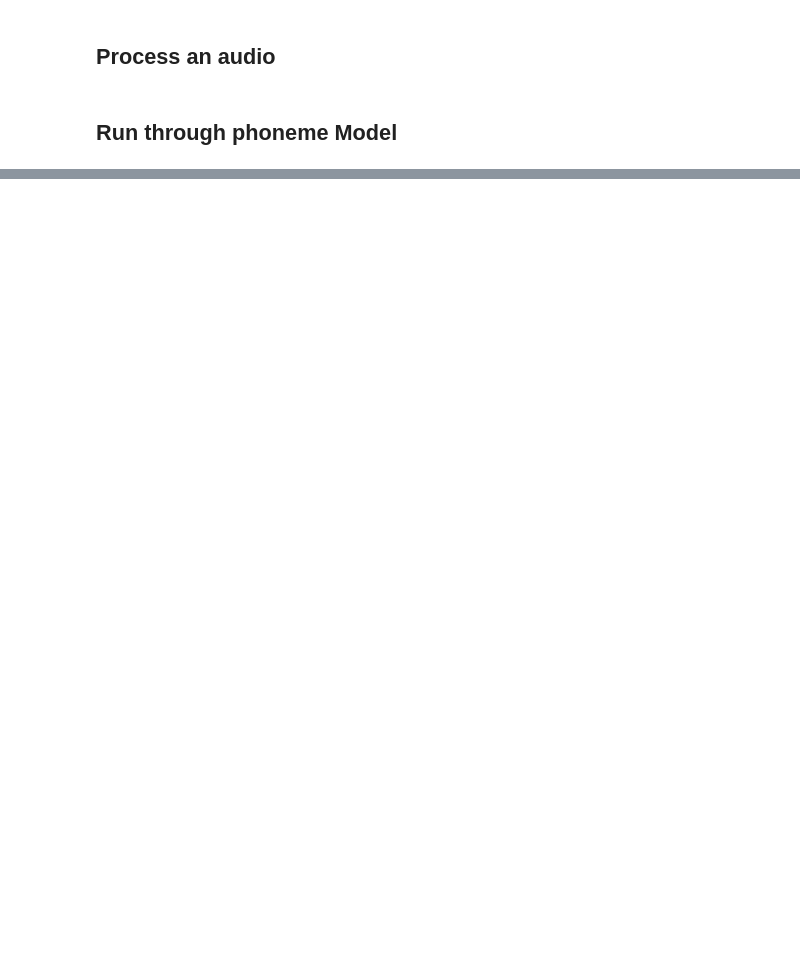
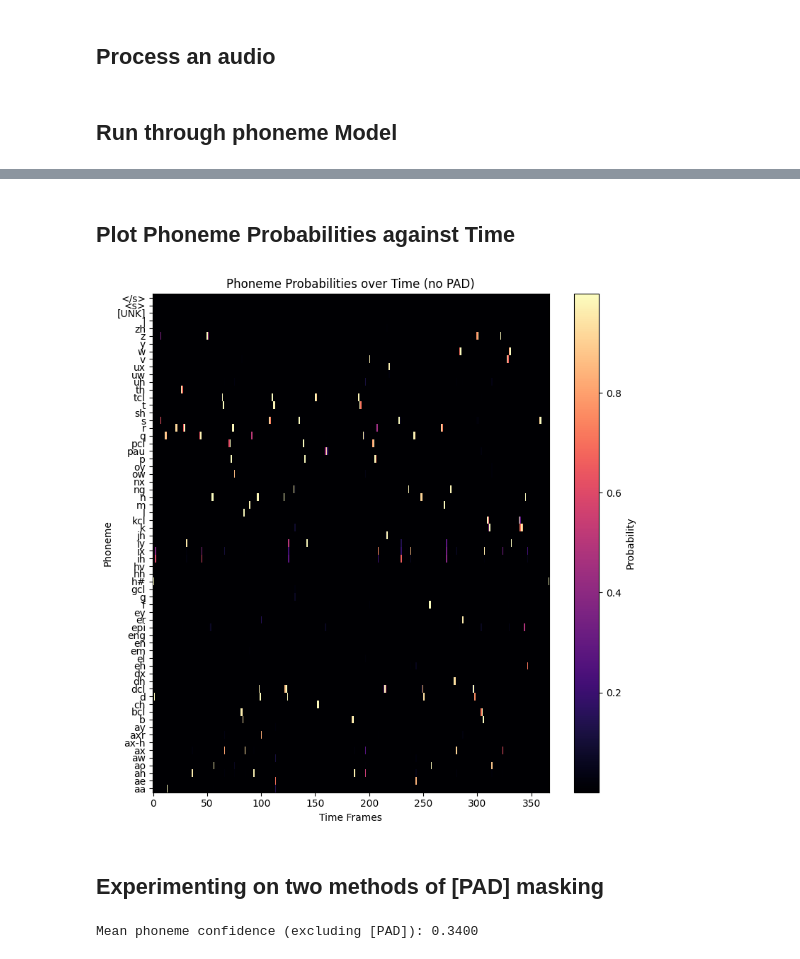
Before and after one commit to LeQi008/dysarthria-mtl, a Jupyter notebook: phonemes/phoneme_exploration.ipynb, the cells around one changed output, grey strips where cells are left out. Drawn from its saved outputs; the diff is of its cells as text; code cells hidden in the pictures; blank space fills up the shorter version.

```diff
--- a/phonemes/phoneme_exploration.ipynb
+++ b/phonemes/phoneme_exploration.ipynb
@@ -30,0 +104,72 @@ h# jh ey n m ey q er n m ao r m ah n iy bcl b ay w er kcl k ix ng hh aa r dcl h#
+# %% [markdown]
+## Plot Phoneme Probabilities against Time
+# %%
+# ==== Plot 2: Phoneme heatmap over time ==== # Without [PAD]
+def plot_phoneme_heatmap(probs, id2phoneme, pad_token="[PAD]"):
+    import numpy as np
+
+    # Convert tensor to numpy
+    probs_np = probs[0].cpu().numpy().T  # Shape: (vocab_size, T)
+
+    # Map IDs to phoneme labels
+    phoneme_list_full = [id2phoneme[i] for i in range(probs_np.shape[0])]
+
+    # Filter out pad token
+    keep_indices = [i for i, p in enumerate(phoneme_list_full) if p != pad_token]
+    probs_filtered = probs_np[keep_indices, :]
+    phoneme_list = [phoneme_list_full[i] for i in keep_indices]
+
+    # Plot
+    plt.figure(figsize=(8, 8))
+    plt.imshow(probs_filtered, aspect='auto', origin='lower', cmap='magma', interpolation='nearest')
+    plt.yticks(ticks=range(len(phoneme_list)), labels=phoneme_list)
+    plt.colorbar(label='Probability')
+    plt.xlabel("Time Frames")
+    plt.ylabel("Phoneme")
+    plt.title("Phoneme Probabilities over Time (no PAD)")
+    plt.tight_layout()
+    plt.show()
+
+plot_phoneme_heatmap(probs, id2phoneme)
+# %% [output]
+[figure, added]
+# %% [markdown]
+## Experimenting on two methods of [PAD] masking
+# %%
+# Method 1
+# # Step 2: Get PAD token ID
+pad_token = "[PAD]"
+pad_id = processor.tokenizer.convert_tokens_to_ids(pad_token)
+
+# Step 3: Mask out PAD token
+probs_no_pad = probs.clone()
+probs_no_pad[..., pad_id] = 0.0  # set [PAD] probability to 0
+
+# Step 4: Get max prob per time step (ignoring PAD)
+framewise_confidence = probs_no_pad.max(dim=-1).values  # shape: (1, T)
+
+# Step 5: Compute average confidence
+mean_confidence = framewise_confidence.mean().item()
+
+print(f"Mean phoneme confidence (excluding [PAD]): {mean_confidence:.4f}")
+
+# Method 2  ==== Worse ==== Might be worse because for slurred speech, model might predict [PAD] alot, so we end up ignoring basically the whole speech except for very clear articulation which may artifically inflate average phoneme score
+# Step 1: Get **index** of most likely token for each frame
+# pred_ids = torch.argmax(probs, dim=-1)
+
+# # Step 2: Create a mask for non-PAD frames
+# non_pad_mask = pred_ids != pad_id  # shape: (1, T) # Basically select only the frames where [PAD] was not predicted (from argmax)
+
+# # Step 3: Get max prob for each frame
+# probs_no_pad = probs.clone()
+# framewise_confidence = probs_no_pad.max(dim=-1).values  # shape: (1, T)
+
+# # Step 4: Use mask to exclude PAD frames
+# framewise_confidence = framewise_confidence[non_pad_mask]
+
+# # Step 5: Compute mean over non-PAD frames only
+# mean_confidence = framewise_confidence.mean().item()
+
+# print(f"Mean phoneme confidence (excluding [PAD]): {mean_confidence:.4f}")
+# %% [output]
+Mean phoneme confidence (excluding [PAD]): 0.3400
```
Also changed, not shown: parts of 11 cells of this notebook, 7 other files.
